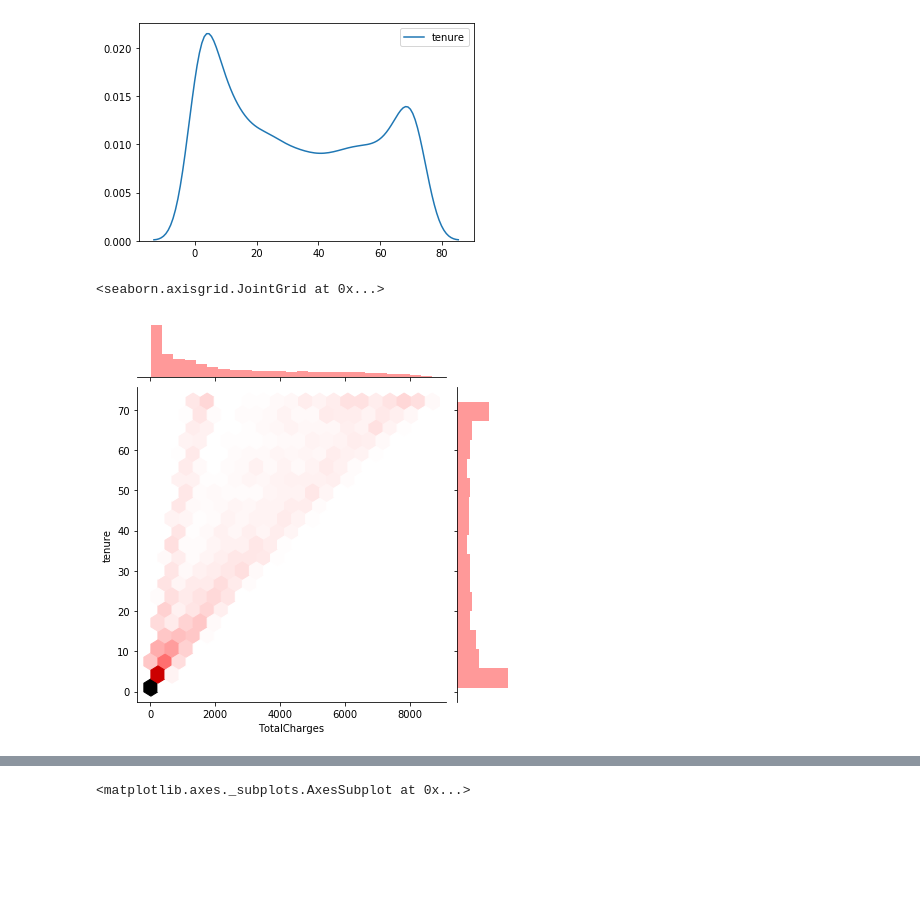
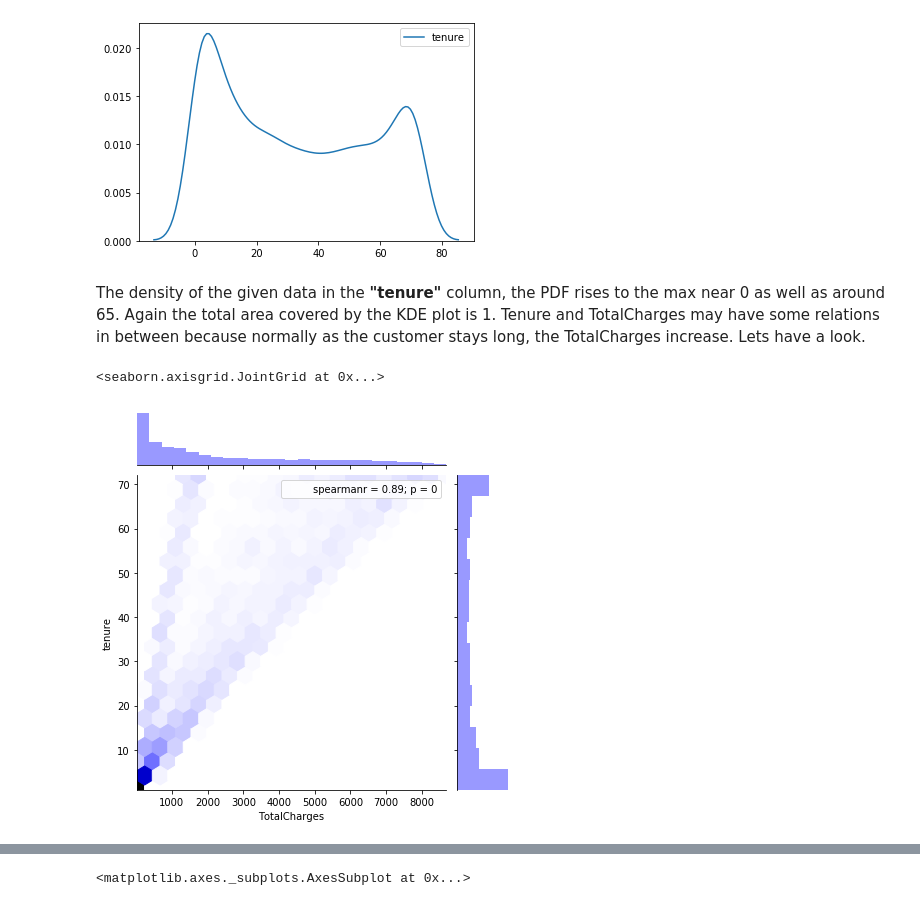
Before and after one commit to cipheraxat/Survival-Analysis, a Jupyter notebook: Abhijit/Telco - EDA.ipynb, the cells around one changed output, grey strips where cells are left out. Drawn from its saved outputs; the diff is of its cells as text; code cells hidden in the pictures; blank space fills up the shorter version.

```diff
--- a/Abhijit/Telco - EDA.ipynb
+++ b/Abhijit/Telco - EDA.ipynb
@@ -133,8 +170,10 @@ sns.kdeplot(data= telco_data['tenure'])
 # %% [output]
 <matplotlib.axes._subplots.AxesSubplot at 0x...>
 [figure]
+# %% [markdown]
+The density of the given data in the **"tenure"** column, the PDF rises to the max near 0 as well as around 65. Again the total area covered by the KDE plot is 1. Tenure and TotalCharges may have some relations in between because normally as the customer stays long, the TotalCharges increase. Lets have a look.
 # %%
-sns.jointplot(x='TotalCharges',y='tenure',data=telco_data,kind='hex',color='red')
+sns.jointplot(x='TotalCharges',y='tenure',data=telco_data,kind='hex',color='blue',stat_func=spearmanr)
 # %% [output]
 <seaborn.axisgrid.JointGrid at 0x...>
-[figure, old version]
+[figure, new version]
```
Also changed, not shown: parts of 18 cells of this notebook.
